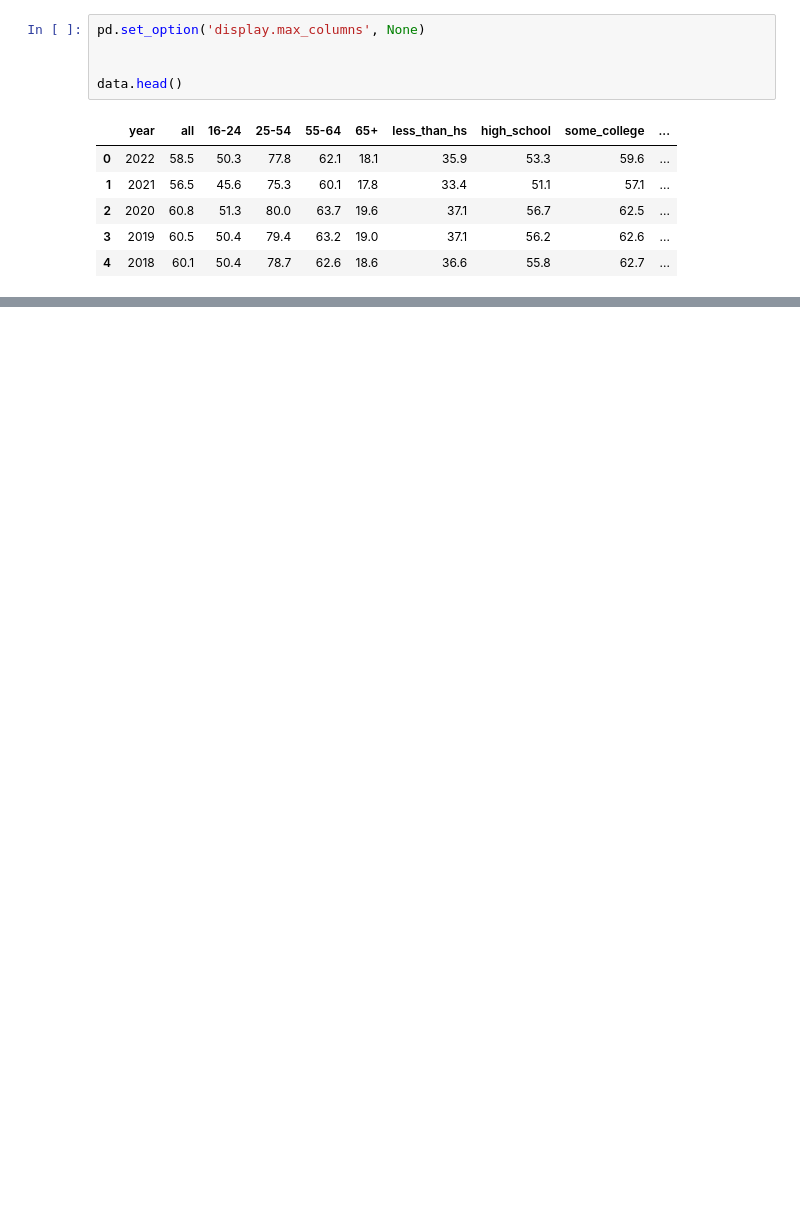
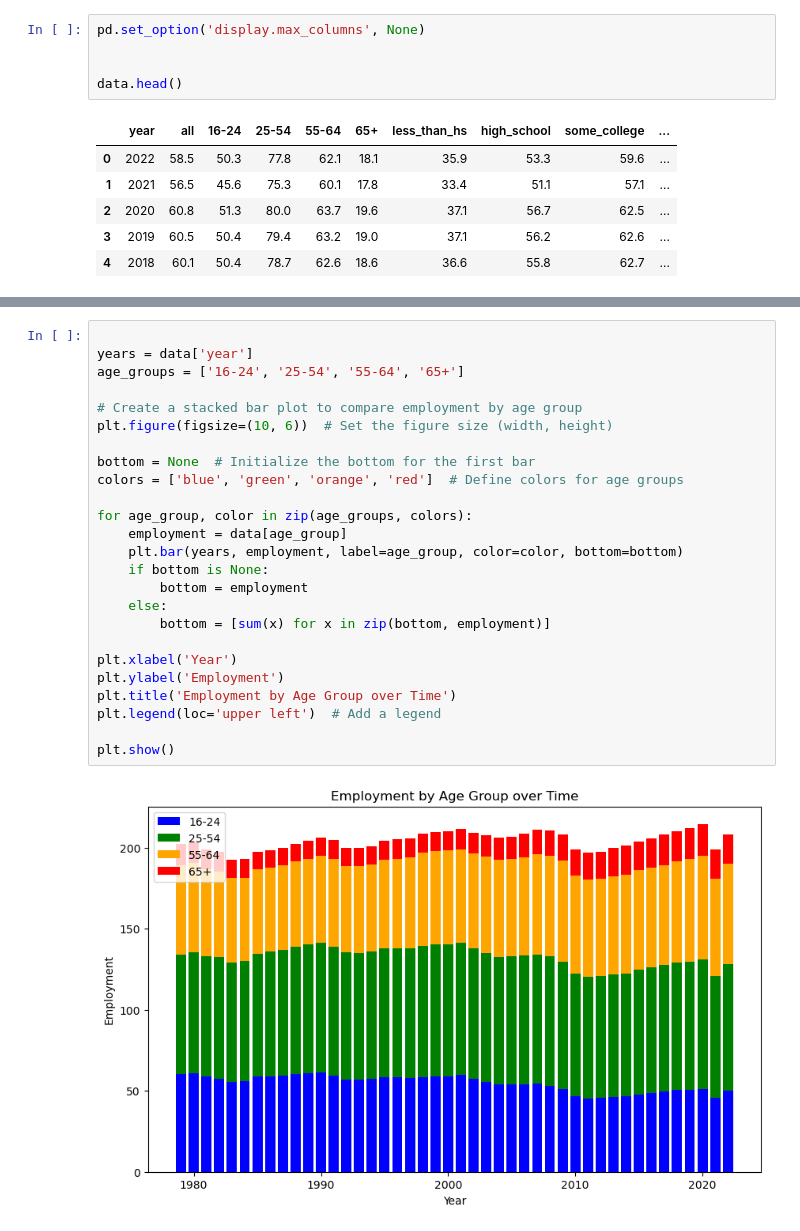
Before and after one commit to NadiaKACEM/Usa_employment_to_population, a Jupyter notebook: main.ipynb, the cells around one changed output, grey strips where cells are left out. Cells and saved outputs as stored; diff of their text form; blank space fills up the shorter version.

```diff
--- a/main.ipynb
+++ b/main.ipynb
@@ -24,0 +185,27 @@ data.head()
+# %%
+
+years = data['year']
+age_groups = ['16-24', '25-54', '55-64', '65+']
+
+# Create a stacked bar plot to compare employment by age group
+plt.figure(figsize=(10, 6))  # Set the figure size (width, height)
+
+bottom = None  # Initialize the bottom for the first bar
+colors = ['blue', 'green', 'orange', 'red']  # Define colors for age groups
+
+for age_group, color in zip(age_groups, colors):
+    employment = data[age_group]
+    plt.bar(years, employment, label=age_group, color=color, bottom=bottom)
+    if bottom is None:
+        bottom = employment
+    else:
+        bottom = [sum(x) for x in zip(bottom, employment)]
+
+plt.xlabel('Year')
+plt.ylabel('Employment')
+plt.title('Employment by Age Group over Time')
+plt.legend(loc='upper left')  # Add a legend
+
+plt.show()
+# %% [output]
+[figure, added]
```
Also changed, not shown: parts of 20 cells of this notebook.
